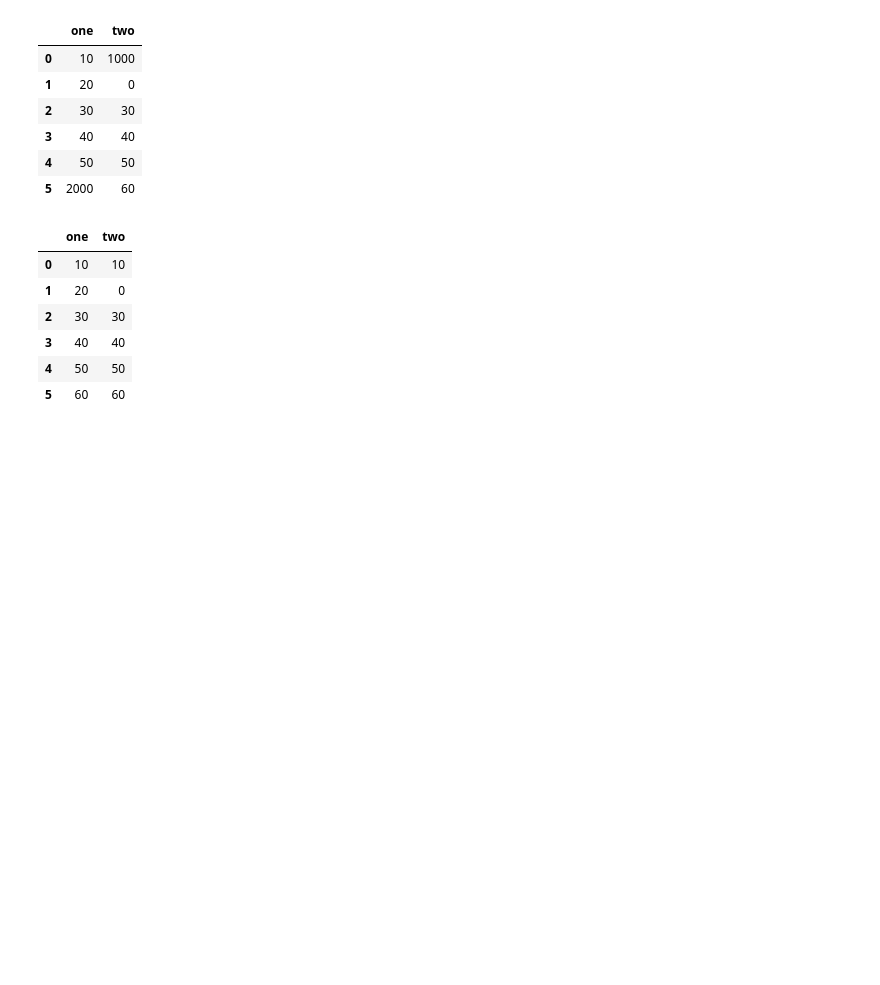
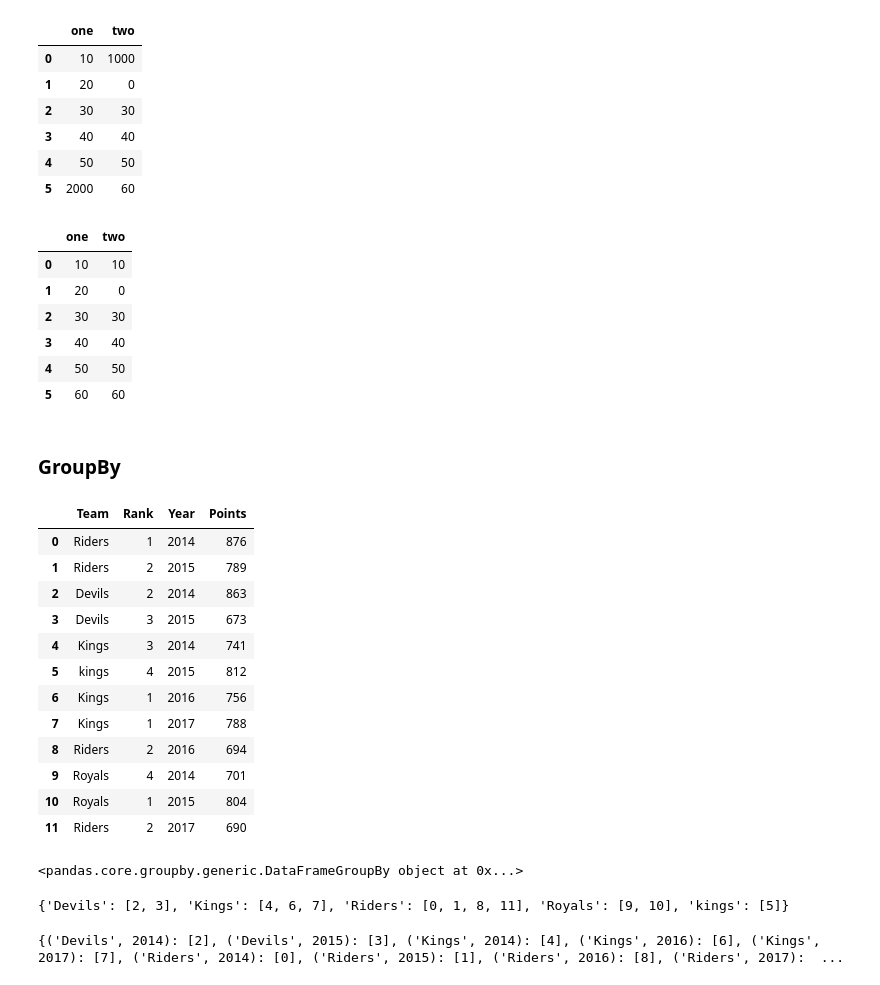
Before and after one commit to karenacorn99/data-science-cheatcheets, a Jupyter notebook: pandas.ipynb, the cells around one changed output. Cells and saved outputs as stored; diff of their text form; code cells hidden in the pictures; blank space fills up the shorter version.

Commit message:
pandas

```diff
--- a/pandas.ipynb
+++ b/pandas.ipynb
@@ -1549,3 +1549,44 @@ df.replace({1000:10,2000:60})
 | 3 | 40 | 40 |
 | 4 | 50 | 50 |
 | 5 | 60 | 60 |
+# %% [markdown]
+### GroupBy
+# %%
+ipl_data = {'Team': ['Riders', 'Riders', 'Devils', 'Devils', 'Kings',
+   'kings', 'Kings', 'Kings', 'Riders', 'Royals', 'Royals', 'Riders'],
+   'Rank': [1, 2, 2, 3, 3,4 ,1 ,1,2 , 4,1,2],
+   'Year': [2014,2015,2014,2015,2014,2015,2016,2017,2016,2014,2015,2017],
+   'Points':[876,789,863,673,741,812,756,788,694,701,804,690]}
+df = pd.DataFrame(ipl_data)
+df
+# %% [output]
+|  | Team | Rank | Year | Points |
+| 0 | Riders | 1 | 2014 | 876 |
+| 1 | Riders | 2 | 2015 | 789 |
+| 2 | Devils | 2 | 2014 | 863 |
+| 3 | Devils | 3 | 2015 | 673 |
+| 4 | Kings | 3 | 2014 | 741 |
+| 5 | kings | 4 | 2015 | 812 |
+| 6 | Kings | 1 | 2016 | 756 |
+| 7 | Kings | 1 | 2017 | 788 |
+| 8 | Riders | 2 | 2016 | 694 |
+| 9 | Royals | 4 | 2014 | 701 |
+| 10 | Royals | 1 | 2015 | 804 |
+| 11 | Riders | 2 | 2017 | 690 |
+# %%
+# split data into Groups
+# obj.groupby('key')
+# obj.groupby(['key1','key2'])
+# obj.groupby(key,axis=1)
+df.groupby('Team')
+# %% [output]
+<pandas.core.groupby.generic.DataFrameGroupBy object at 0x...>
+# %%
+# view groups
+df.groupby('Team').groups
+# %% [output]
+{'Devils': [2, 3], 'Kings': [4, 6, 7], 'Riders': [0, 1, 8, 11], 'Royals': [9, 10], 'kings': [5]}
+# %%
+df.groupby(['Team', 'Year']).groups
+# %% [output]
+{('Devils', 2014): [2], ('Devils', 2015): [3], ('Kings', 2014): [4], ('Kings', 2016): [6], ('Kings', 2017): [7], ('Riders', 2014): [0], ('Riders', 2015): [1], ('Riders', 2016): [8], ('Riders', 2017):  ...
```
Also changed, not shown: parts of 6 cells of this notebook.
